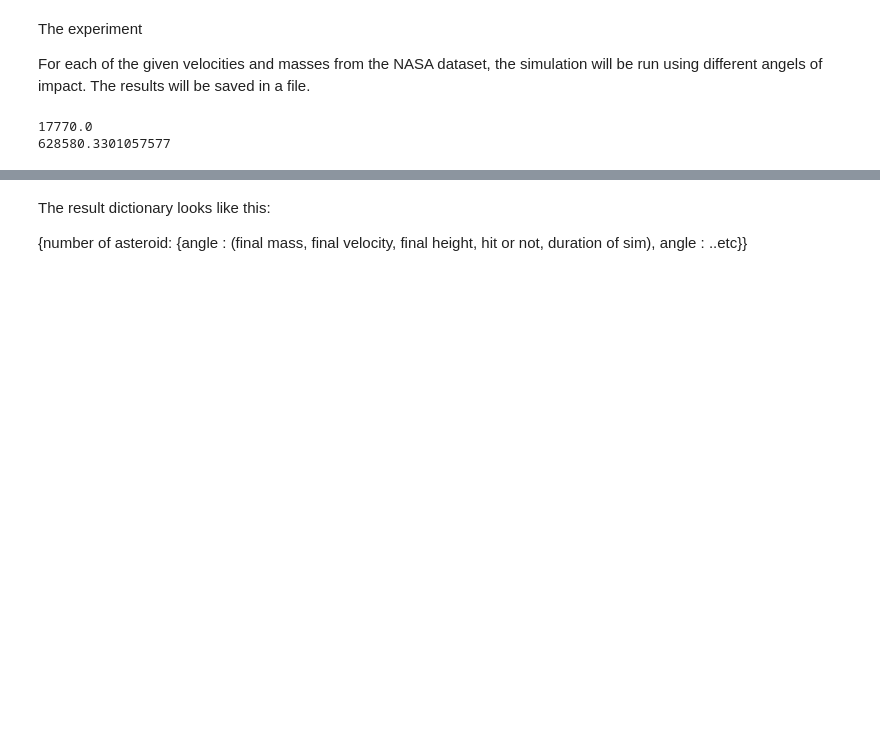
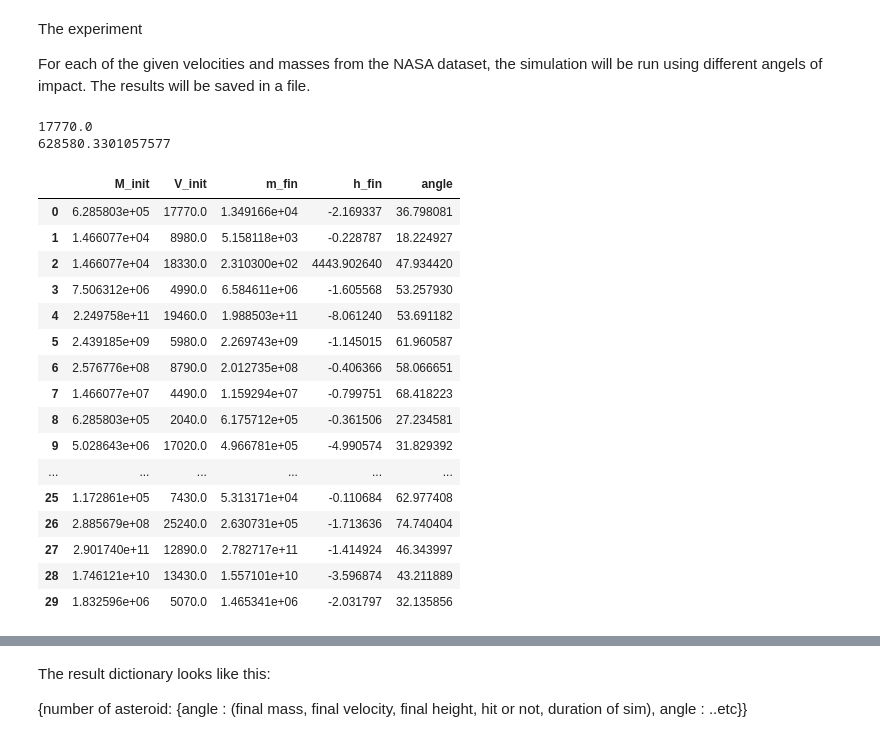
Before and after one commit to koenweverink/Roku-s-Bane, a Jupyter notebook: analysis.ipynb, the cells around one changed output, grey strips where cells are left out. Saved outputs shown, nothing was run; the diff lists cells and outputs as text; code cells hidden in the pictures; blank space fills up the shorter version.

```diff
--- a/analysis.ipynb
+++ b/analysis.ipynb
@@ -103,3 +105,26 @@ for i in range(n):
     results[i]['mass'] = masses[masses != 0]
     results[i]['velocity'] = velocities[velocities != 0]
     results[i]['hit'] = hit
+# %%
+columns = ['M_init', 'V_init', 'm_fin', 'h_fin', 'angle']
+df = pd.DataFrame([[M_inits[i], V_inits[i], results[i]['finals'][0], results[i]['finals'][2], results[i]['angle']] for i in range(n)], columns=columns)
+# %%
+df
+# %% [output]
+|  | M_init | V_init | m_fin | h_fin | angle |
+| 0 | 6.285803e+05 | 17770.0 | 1.349166e+04 | -2.169337 | 36.798081 |
+| 1 | 1.466077e+04 | 8980.0 | 5.158118e+03 | -0.228787 | 18.224927 |
+| 2 | 1.466077e+04 | 18330.0 | 2.310300e+02 | 4443.902640 | 47.934420 |
+| 3 | 7.506312e+06 | 4990.0 | 6.584611e+06 | -1.605568 | 53.257930 |
+| 4 | 2.249758e+11 | 19460.0 | 1.988503e+11 | -8.061240 | 53.691182 |
+| 5 | 2.439185e+09 | 5980.0 | 2.269743e+09 | -1.145015 | 61.960587 |
+| 6 | 2.576776e+08 | 8790.0 | 2.012735e+08 | -0.406366 | 58.066651 |
+| 7 | 1.466077e+07 | 4490.0 | 1.159294e+07 | -0.799751 | 68.418223 |
+| 8 | 6.285803e+05 | 2040.0 | 6.175712e+05 | -0.361506 | 27.234581 |
+| 9 | 5.028643e+06 | 17020.0 | 4.966781e+05 | -4.990574 | 31.829392 |
+| ... | ... | ... | ... | ... | ... |
+| 25 | 1.172861e+05 | 7430.0 | 5.313171e+04 | -0.110684 | 62.977408 |
+| 26 | 2.885679e+08 | 25240.0 | 2.630731e+05 | -1.713636 | 74.740404 |
+| 27 | 2.901740e+11 | 12890.0 | 2.782717e+11 | -1.414924 | 46.343997 |
+| 28 | 1.746121e+10 | 13430.0 | 1.557101e+10 | -3.596874 | 43.211889 |
+| 29 | 1.832596e+06 | 5070.0 | 1.465341e+06 | -2.031797 | 32.135856 |
```
Also changed, not shown: parts of 5 cells of this notebook.
